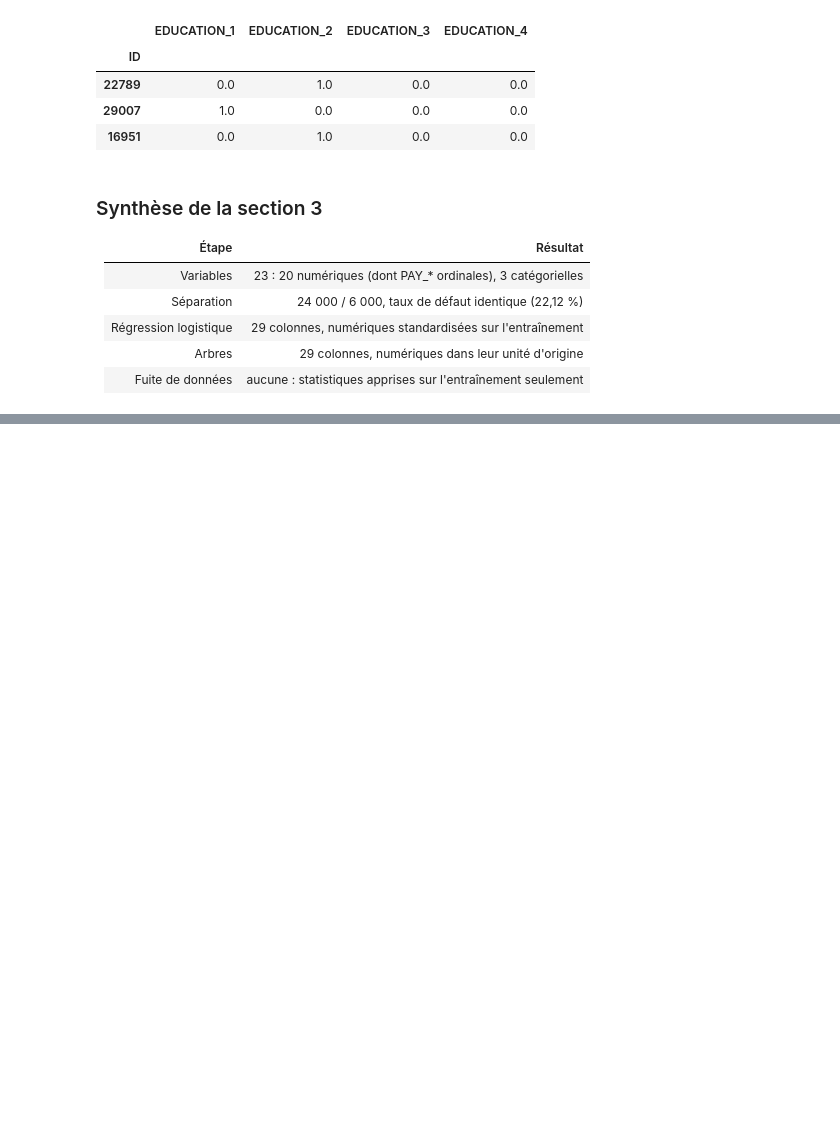
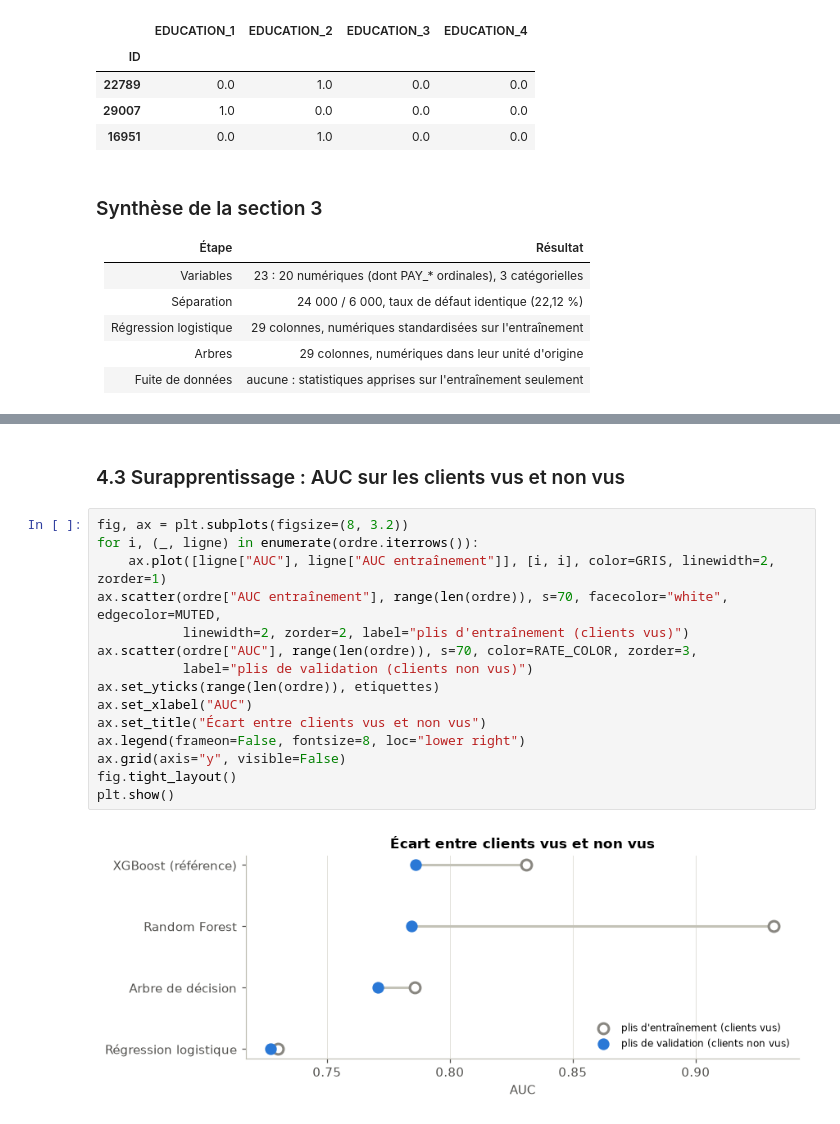
Before and after one commit to aljene307/credit-scoring-xai, a Jupyter notebook: notebooks/analyse_credit.ipynb, the cells around one changed output, grey strips where cells are left out. Cells and saved outputs as stored; diff of their text form; blank space fills up the shorter version.

```diff
--- a/notebooks/analyse_credit.ipynb
+++ b/notebooks/analyse_credit.ipynb
@@ -603,0 +693,19 @@ Numériques identiques avant et après le prétraitement des arbres : True
+# %% [markdown]
+### 4.3 Surapprentissage : AUC sur les clients vus et non vus
+# %%
+fig, ax = plt.subplots(figsize=(8, 3.2))
+for i, (_, ligne) in enumerate(ordre.iterrows()):
+    ax.plot([ligne["AUC"], ligne["AUC entraînement"]], [i, i], color=GRIS, linewidth=2, zorder=1)
+ax.scatter(ordre["AUC entraînement"], range(len(ordre)), s=70, facecolor="white", edgecolor=MUTED,
+           linewidth=2, zorder=2, label="plis d'entraînement (clients vus)")
+ax.scatter(ordre["AUC"], range(len(ordre)), s=70, color=RATE_COLOR, zorder=3,
+           label="plis de validation (clients non vus)")
+ax.set_yticks(range(len(ordre)), etiquettes)
+ax.set_xlabel("AUC")
+ax.set_title("Écart entre clients vus et non vus")
+ax.legend(frameon=False, fontsize=8, loc="lower right")
+ax.grid(axis="y", visible=False)
+fig.tight_layout()
+plt.show()
+# %% [output]
+[figure, added]
```
Also changed, not shown: parts of 19 cells of this notebook.
